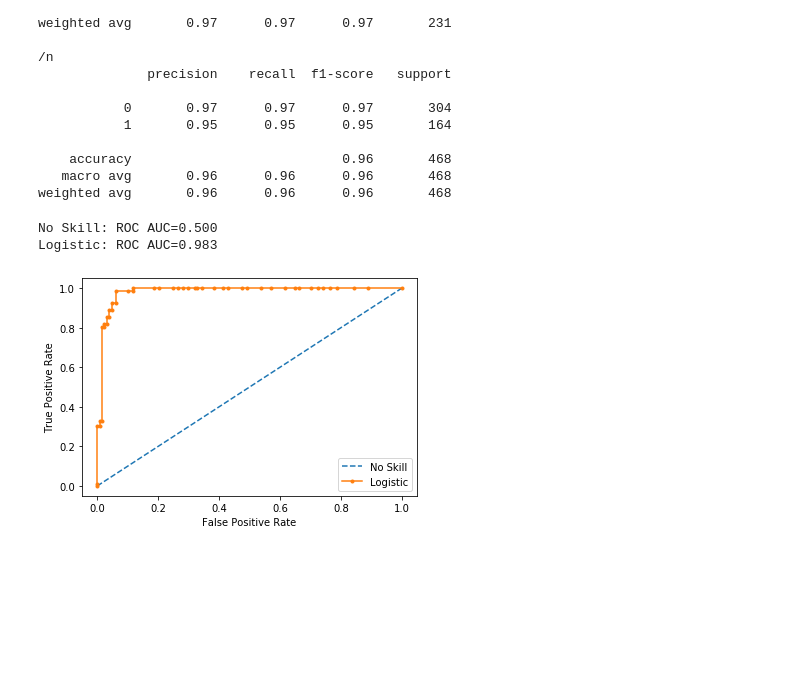
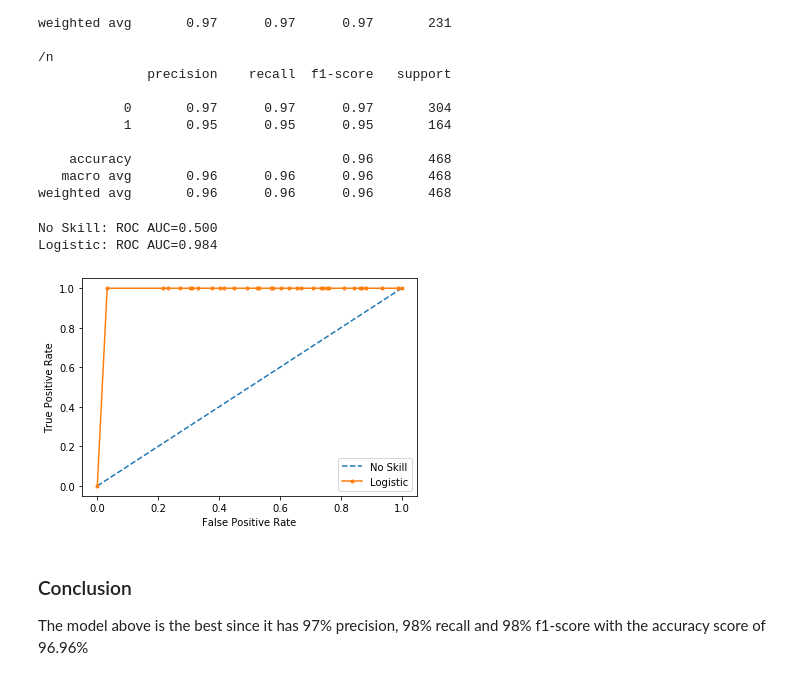
Before and after one commit to ntokozomfene/PREDICT_BREAST_CANCER, a Jupyter notebook: predict_breast_cancer.ipynb, the cells around one changed output. Saved outputs shown, nothing was run; the diff lists cells and outputs as text; code cells hidden in the pictures; blank space fills up the shorter version.

Commit message:
adding conclusion

```diff
--- a/predict_breast_cancer.ipynb
+++ b/predict_breast_cancer.ipynb
@@ -198,3 +213,5 @@ plt.show()
+# %%
+df_cancer.drop(['Mitoses','Sample_code_number'], axis=1, inplace=True)
 # %% [markdown]
 ### splitting data
 * Converting DataFrame to Numpy array
@@ -219,7 +239,7 @@ df_cancer.head()
 # %%
 from sklearn.model_selection import train_test_split
-X = df_cancer.iloc[:,1:9]
-y = df_cancer.iloc[:,10]
+X = df_cancer.iloc[:,:8]
+y = df_cancer.Class
 X_train, X_test, y_train, y_test = train_test_split(X,
                                 y,
                                 test_size=0.33,
@@ -387,45 +393,44 @@ weighted avg       0.97      0.97      0.97       231
    macro avg       0.96      0.96      0.96       468
 weighted avg       0.96      0.96      0.96       468
 # %%
-# roc curve and auc
-from sklearn.datasets import make_classification
-from sklearn.linear_model import LogisticRegression
-from sklearn.model_selection import train_test_split
-from sklearn.metrics import roc_curve
-from sklearn.metrics import roc_auc_score
-from matplotlib import pyplot
-X, y = df_cancer.iloc[:,1:9] , df_cancer.iloc[:,10]
-# split into train/test sets
-trainX, testX, trainy, testy = train_test_split(X, y, test_size=0.3, random_state=32)
-# generate a no skill prediction (majority class)
+# X, y = df_cancer.iloc[:,1:9] , df_cancer.iloc[:,10]
+# # split into train/test sets
+# trainX, testX, trainy, testy = train_test_split(X, y, test_size=0.3, random_state=32)
+# # generate a no skill prediction (majority class)
+testy = y_test
+testX = X_test
+trainX = X_train
+trainy = y_train
+
 ns_probs = [0 for _ in range(len(testy))]
-# fit a model
-model = LogisticRegression(solver='lbfgs')
-model.fit(trainX, trainy)
 # predict probabilities
-lr_probs = model.predict_proba(testX)
+lr_probs = logreg.predict_proba(testX)
 # keep probabilities for the positive outcome only
 lr_probs = lr_probs[:, 1]
 # calculate scores
 ns_auc = roc_auc_score(testy, ns_probs)
 lr_auc = roc_auc_score(testy, lr_probs)
 # summarize scores
 print('No Skill: ROC AUC=%.3f' % (ns_auc))
 print('Logistic: ROC AUC=%.3f' % (lr_auc))
 # calculate roc curves
 ns_fpr, ns_tpr, _ = roc_curve(testy, ns_probs)
 lr_fpr, lr_tpr, _ = roc_curve(testy, lr_probs)
 # plot the roc curve for the model
 pyplot.plot(ns_fpr, ns_tpr, linestyle='--', label='No Skill')
 pyplot.plot(lr_fpr, lr_tpr, marker='.', label='Logistic')
 # axis labels
 pyplot.xlabel('False Positive Rate')
 pyplot.ylabel('True Positive Rate')
 # show the legend
 pyplot.legend()
 # show the plot
 pyplot.show()
 # %% [output]
 No Skill: ROC AUC=0.500
-Logistic: ROC AUC=0.983
+Logistic: ROC AUC=0.984
-[figure, old version]
+[figure, new version]
+# %% [markdown]
+### Conclusion
+
+The model above is the best since it has 97% precision, 98% recall and 98% f1-score with the accuracy score of 96.96%
```
Also changed, not shown: parts of 29 cells of this notebook, 3 other files.
